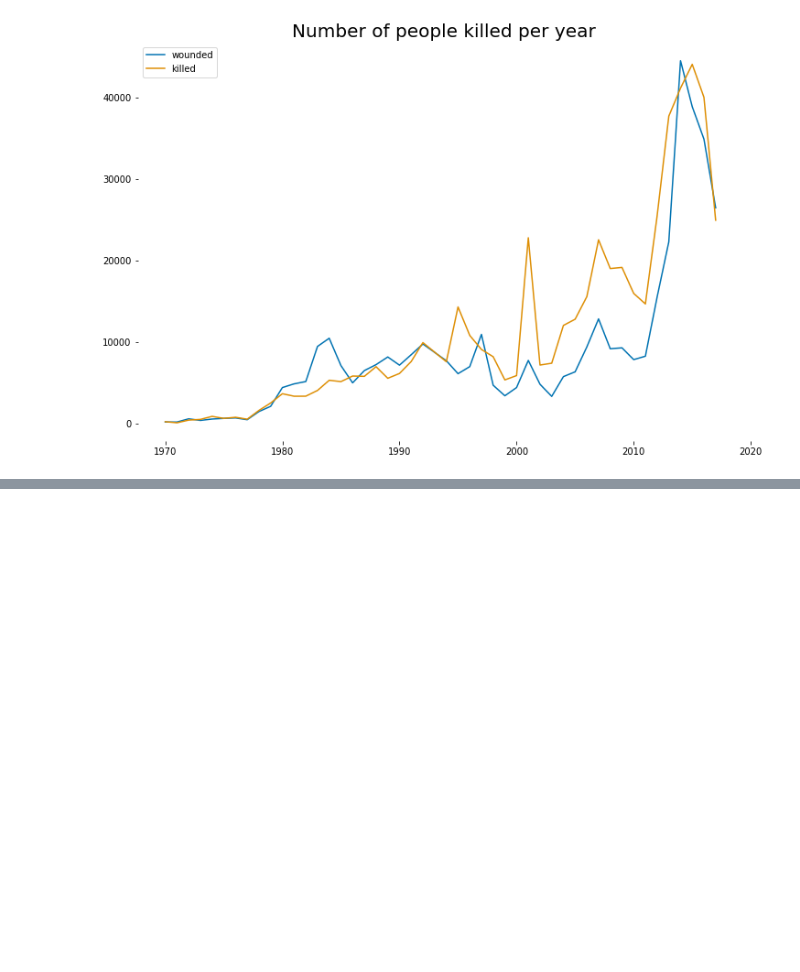
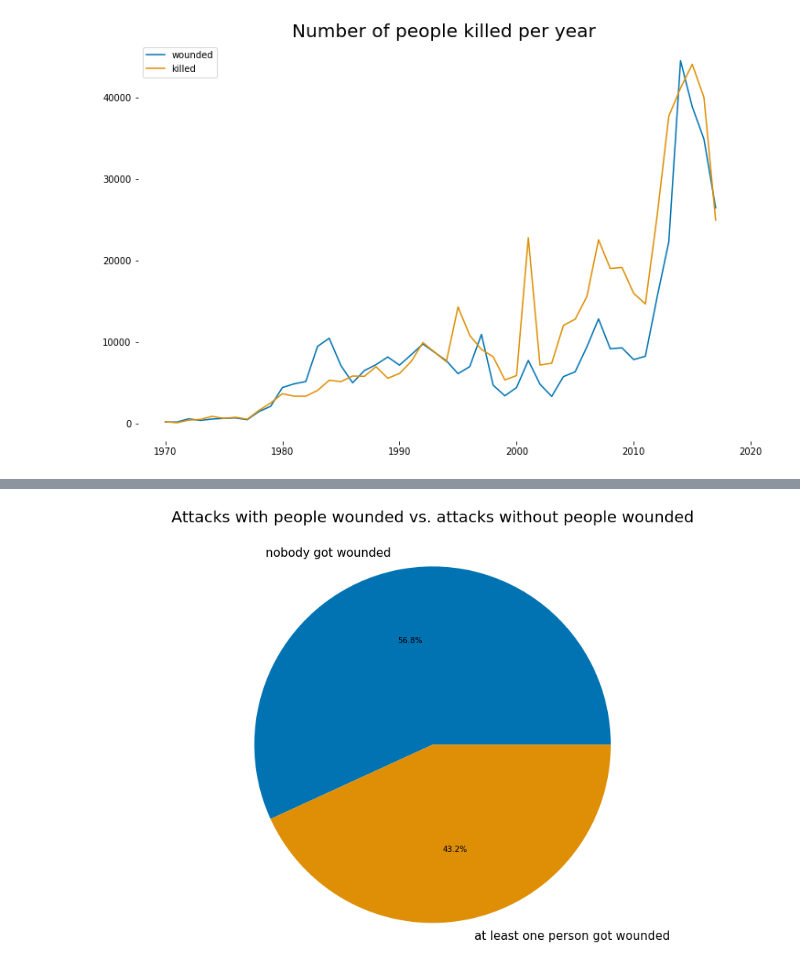
Before and after one commit to FlorianBleichenbacher/FlorianJamesBleichenbacher, a Jupyter notebook: terrorism_storytelling.ipynb, the cells around one changed output, grey strips where cells are left out. Cells and saved outputs as stored; diff of their text form; code cells hidden in the pictures; blank space fills up the shorter version.

```diff
--- a/terrorism_storytelling.ipynb
+++ b/terrorism_storytelling.ipynb
@@ -90,0 +132,2 @@ line_plot(number_region, 'Number of terrorist attacks per year/region','df', num
+# %%
+non_wounded = len(terrorism[(terrorism['nwound'] == 0)])/len(terrorism)
@@ -90,0 +138,4 @@ line_plot(number_region, 'Number of terrorist attacks per year/region','df', num
+# %%
+pie((non_wounded,1-non_wounded), 'Attacks with people wounded vs. attacks without people wounded',['nobody got wounded', 'at least one person got wounded'])
+# %% [output]
+[figure, added]
```
Also changed, not shown: parts of 57 cells of this notebook.
